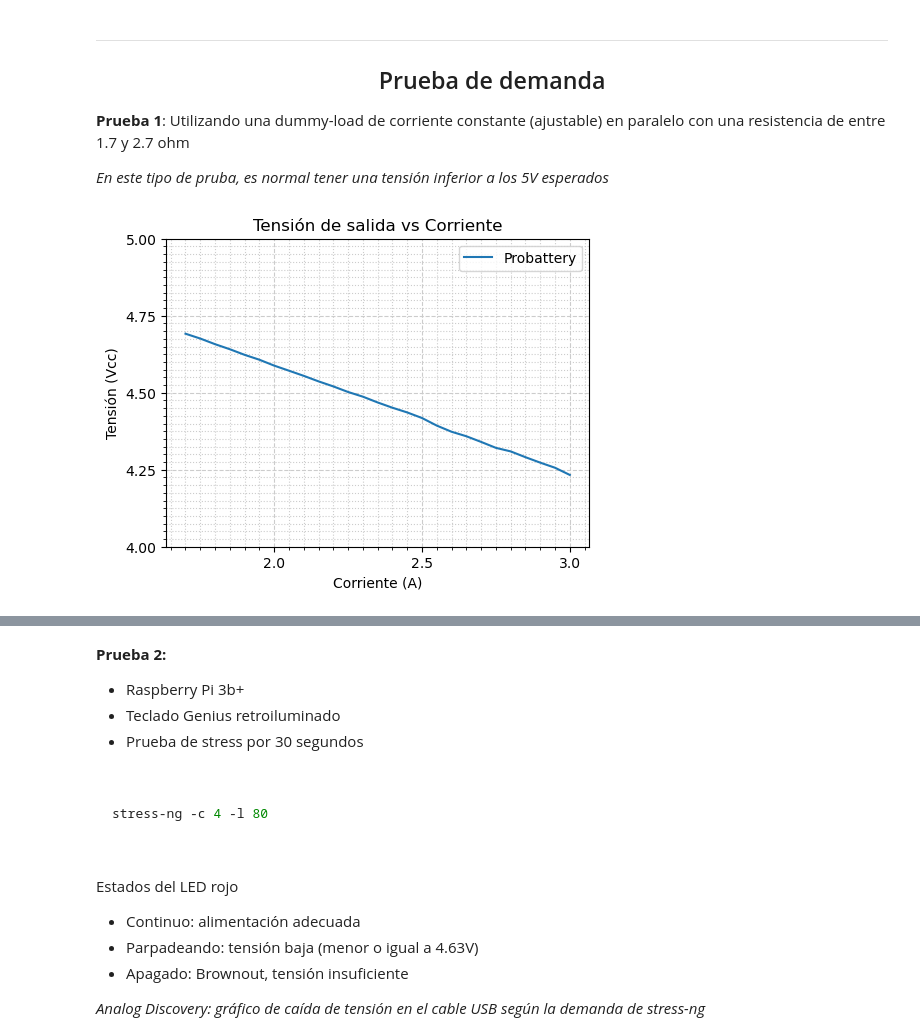
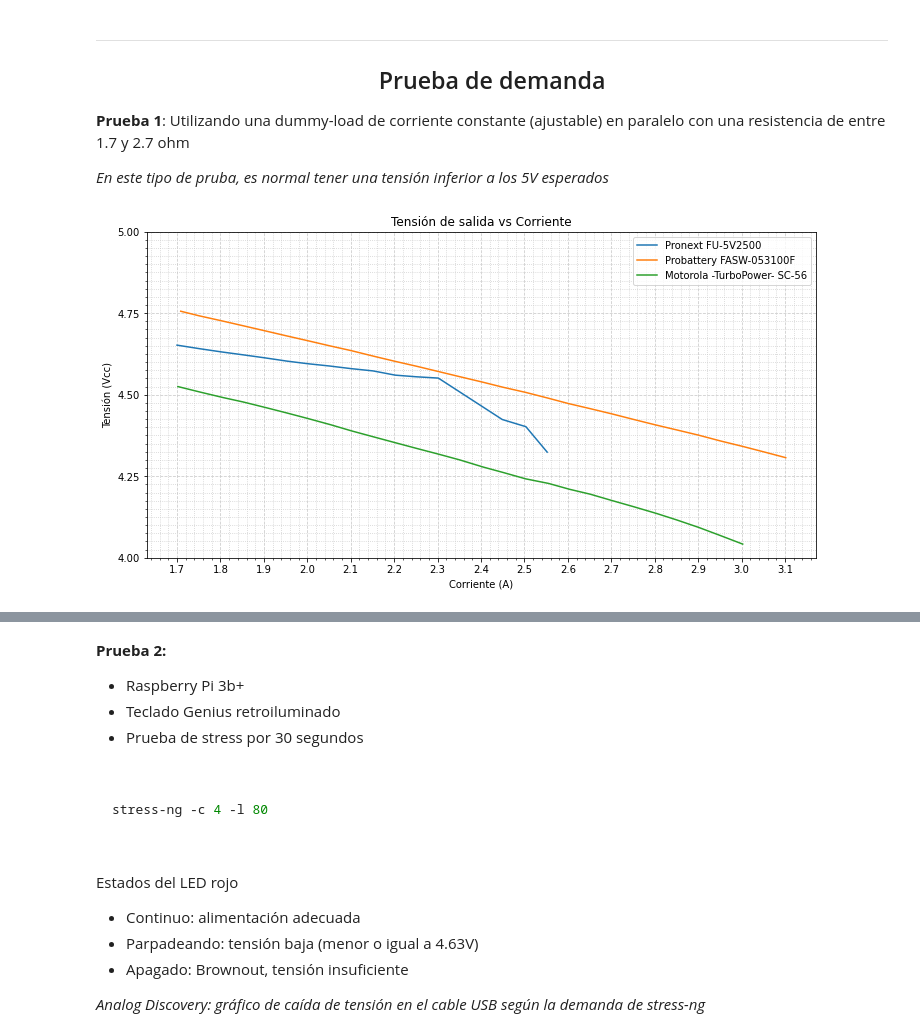
Before and after one commit to HN-Vignolles/R-Pi, a Jupyter notebook: PSU/PSU.ipynb, the cells around one changed output, grey strips where cells are left out. Drawn from its saved outputs; the diff is of its cells as text; code cells hidden in the pictures.

```diff
--- a/PSU/PSU.ipynb
+++ b/PSU/PSU.ipynb
@@ -493,33 +493,44 @@ El otro componente crítico es U1, el transformador switching (flyback): Una fal
 </div>
 <p><strong>Prueba 1</strong>: Utilizando una dummy-load de corriente constante (ajustable) en paralelo con una resistencia de entre 1.7 y 2.7 ohm</p>
 <p><i>En este tipo de pruba, es normal tener una tensión inferior a los 5V esperados</i></p>
-# %%
-import numpy as np
-from math import exp,pow
-from IPython.display import Math,Latex,Markdown
-import matplotlib.pyplot as plt
-from matplotlib.ticker import (AutoMinorLocator, MultipleLocator)
-
-fig = plt.figure(figsize=(12,4))
-ax1 = fig.add_subplot(1,2,1)
-
-current = [1.70,   1.75,   1.80,   1.85,   1.90,   1.95,   2.00,   2.05,   2.10,   2.15,   2.20,   2.25,   2.30,   2.35,   2.40,   2.45,   2.50,   2.55,   2.60,   2.65,   2.70,   2.75,   2.80,   2.85,   2.90,   2.95,   3.00]
-voltage = [4.6916, 4.6759, 4.6576, 4.6412, 4.6230, 4.6071, 4.5880, 4.5715, 4.5548, 4.5369, 4.5205, 4.5024, 4.4872, 4.4684, 4.4513, 4.4360, 4.4179, 4.3933, 4.3733, 4.3587, 4.3403, 4.3210, 4.3095, 4.2907, 4.2730, 4.2564, 4.2331]
-ripple =  [0.000,  0.000,  0.000,  0.003,  0.004,  0.005,  0.284,  0.495,  0.680,  0.770,  0.839,  0.924,  1.003,  1.077,  1.135,  1.148,  1.142,  1.125,  1.116,  1.117,  1.058,  0.992,  0.132,  0.425,  0.525,  0.609,  0.718]
-ax1.plot(current, voltage, label="Probattery")
-#ax2.plot(current, ripple, label="Probattery")
-
-ax1.set_title('Tensión de salida vs Corriente')
-ax1.legend()
-#ax.set_xlim(1, 1.3)
-ax1.set_ylim(4, 5)
-ax1.set_xlabel('Corriente (A)')
-ax1.set_ylabel('Tensión (Vcc)')
-ax1.xaxis.set_major_locator(MultipleLocator(0.5))
-ax1.xaxis.set_minor_locator(AutoMinorLocator(10))
-ax1.yaxis.set_major_locator(MultipleLocator(0.25))
-ax1.yaxis.set_minor_locator(AutoMinorLocator(10))
-ax1.grid(which='major', color='#CCCCCC', linestyle='--')
-ax1.grid(which='minor', color='#CCCCCC', linestyle=':')
-# %% [output]
-[figure, removed]
+# %%
+import numpy as np
+from math import exp,pow
+from IPython.display import Math,Latex,Markdown
+import matplotlib.pyplot as plt
+from matplotlib.ticker import (AutoMinorLocator, MultipleLocator)
+
+fig = plt.figure(figsize=(12,6))
+ax1 = fig.add_subplot(1,1,1)
+
+current = [1.7000, 1.7525, 1.8036, 1.8538, 1.9025, 1.9532, 2.0014, 2.0515, 2.1007, 2.1514, 2.2025, 2.2510, 2.3017, 2.4489, 2.5033, 2.5523]
+voltage = [4.652,  4.641,  4.631,  4.622,  4.613,  4.603,  4.595,  4.588,  4.580,  4.573,  4.560,  4.555,  4.551,  4.424,  4.402,  4.324 ]
+ax1.plot(current, voltage, label="Pronext FU-5V2500")
+
+current = [1.7085, 1.7508, 1.8014, 1.8504, 1.9023, 1.9504, 2.0030, 2.0513, 2.1016, 2.1530, 2.2000, 2.2525, 2.3022, 2.3519, 2.4024, 2.4504, 2.5032, 2.5530, 2.6010, 2.6522, 2.7020, 2.7520, 2.8002, 2.8540, 2.9010, 2.9520, 3.0011, 3.0533, 3.1016]
+voltage = [4.756,  4.742,  4.727,  4.712,  4.696,  4.681,  4.665,  4.650,  4.635,  4.618,  4.603,  4.587,  4.571,  4.555,  4.539,  4.523,  4.507,  4.490,  4.473,  4.457,  4.441,  4.424,  4.408,  4.391,  4.376,  4.358,  4.342,  4.324, 4.307]
+ax1.plot(current, voltage, label="Probattery FASW-053100F")
+
+current = [1.7020, 1.7535, 1.8070, 1.8515, 1.9030, 1.9530, 2.0014, 2.0537, 2.1021, 2.1520, 2.2022, 2.2528, 2.3016, 2.3513, 2.4056, 2.4525, 2.5030, 2.5555, 2.6040, 2.6515, 2.7029, 2.7505, 2.8040, 2.8508, 2.9015, 2.9515, 3.0025]
+voltage = [4.525,  4.508,  4.491,  4.478,  4.461,  4.444,  4.427,  4.408,  4.389,  4.371,  4.353,  4.335,  4.318,  4.300,  4.278,  4.261,  4.242,  4.228,  4.210,  4.195,  4.175,  4.157,  4.136,  4.116,  4.093,  4.068,  4.042]
+ax1.plot(current, voltage, label="Motorola -TurboPower- SC-56")
+
+current = []
+voltage = []
+
+
+
+ax1.set_title('Tensión de salida vs Corriente')
+ax1.legend()
+#ax.set_xlim(1, 1.3)
+ax1.set_ylim(4, 5)
+ax1.set_xlabel('Corriente (A)')
+ax1.set_ylabel('Tensión (Vcc)')
+ax1.xaxis.set_major_locator(MultipleLocator(0.1))
+ax1.xaxis.set_minor_locator(AutoMinorLocator(5))
+ax1.yaxis.set_major_locator(MultipleLocator(0.25))
+ax1.yaxis.set_minor_locator(AutoMinorLocator(10))
+ax1.grid(which='major', color='#CCCCCC', linestyle='--')
+ax1.grid(which='minor', color='#CCCCCC', linestyle=':')
+# %% [output]
+[figure, added]
```
Also changed, not shown: parts of 3 cells of this notebook, 1 other file.
